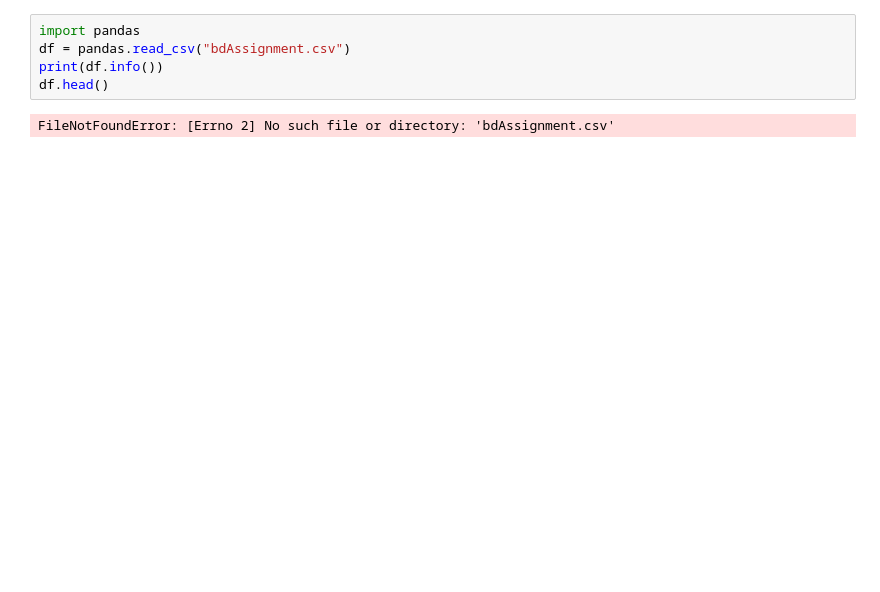
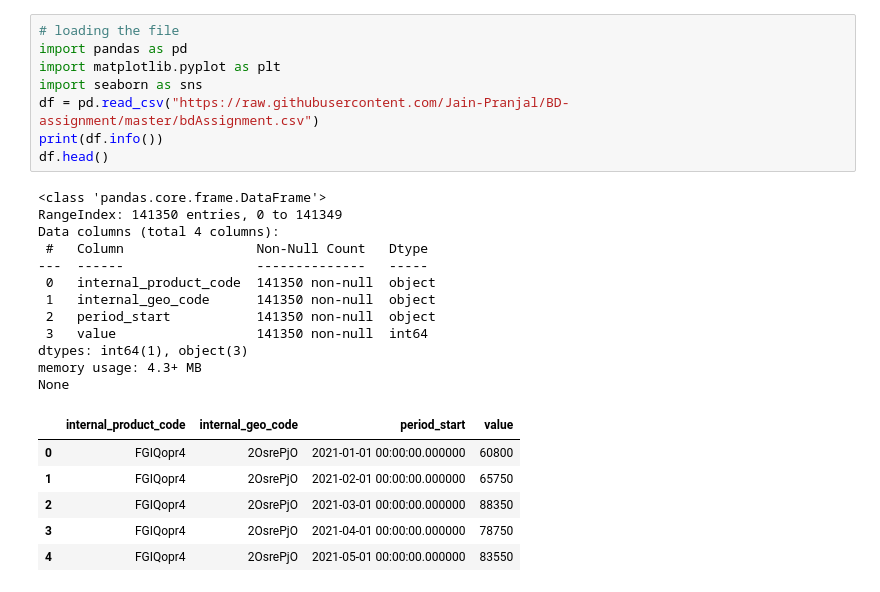
Before and after one commit to Jain-Pranjal/BD-assignment, a Jupyter notebook: BD_assignment.ipynb, the cells around one changed output. Drawn from its saved outputs; the diff is of its cells as text; blank space fills up the shorter version.

```diff
--- a/BD_assignment.ipynb
+++ b/BD_assignment.ipynb
@@ -3,7 +3,27 @@
-# %%
-import pandas
-df = pandas.read_csv("bdAssignment.csv")
-print(df.info())
-df.head()
-# %% [output]
-FileNotFoundError: [Errno 2] No such file or directory: 'bdAssignment.csv'
+# %%
+# loading the file
+import pandas as pd
+import matplotlib.pyplot as plt
+import seaborn as sns
+df = pd.read_csv("https://raw.githubusercontent.com/Jain-Pranjal/BD-assignment/master/bdAssignment.csv")
+print(df.info())
+df.head()
+# %% [output]
+<class 'pandas.core.frame.DataFrame'>
+RangeIndex: 141350 entries, 0 to 141349
+Data columns (total 4 columns):
+ #   Column                 Non-Null Count   Dtype
+---  ------                 --------------   -----
+ 0   internal_product_code  141350 non-null  object
+ 1   internal_geo_code      141350 non-null  object
+ 2   period_start           141350 non-null  object
+ 3   value                  141350 non-null  int64
+dtypes: int64(1), object(3)
+memory usage: 4.3+ MB
+None
+|  | internal_product_code | internal_geo_code | period_start | value |
+| 0 | FGIQopr4 | 2OsrePjO | 2021-01-01 00:00:00.000000 | 60800 |
+| 1 | FGIQopr4 | 2OsrePjO | 2021-02-01 00:00:00.000000 | 65750 |
+| 2 | FGIQopr4 | 2OsrePjO | 2021-03-01 00:00:00.000000 | 88350 |
+| 3 | FGIQopr4 | 2OsrePjO | 2021-04-01 00:00:00.000000 | 78750 |
+| 4 | FGIQopr4 | 2OsrePjO | 2021-05-01 00:00:00.000000 | 83550 |
```
Also changed, not shown: parts of 6 cells of this notebook.
